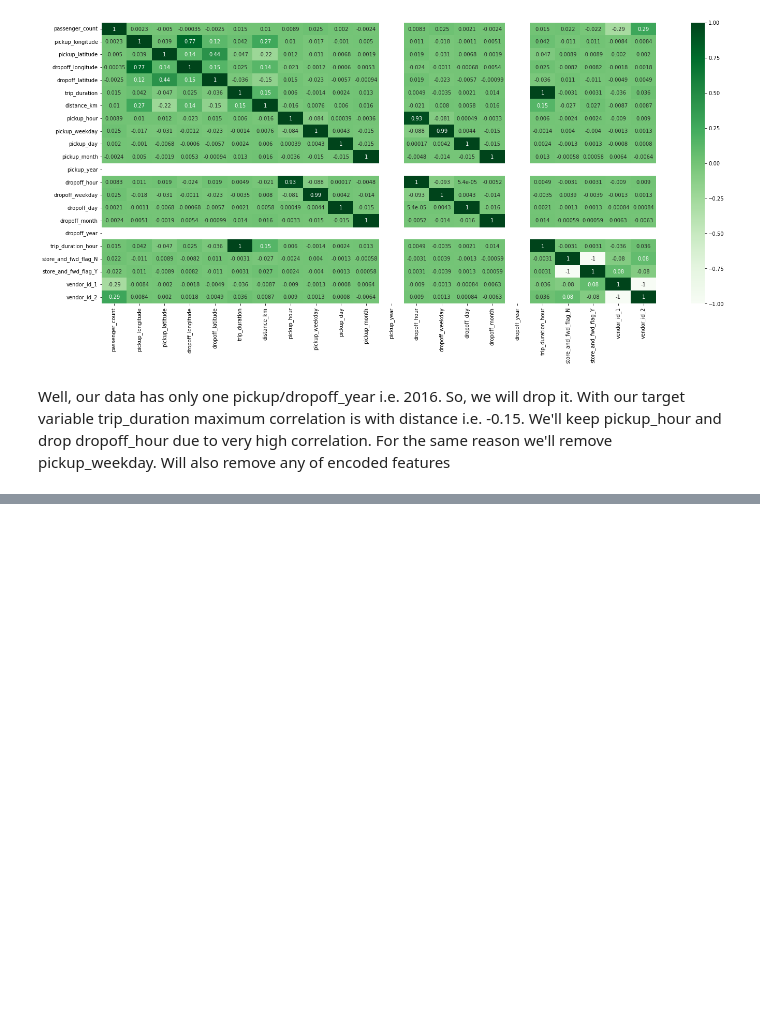
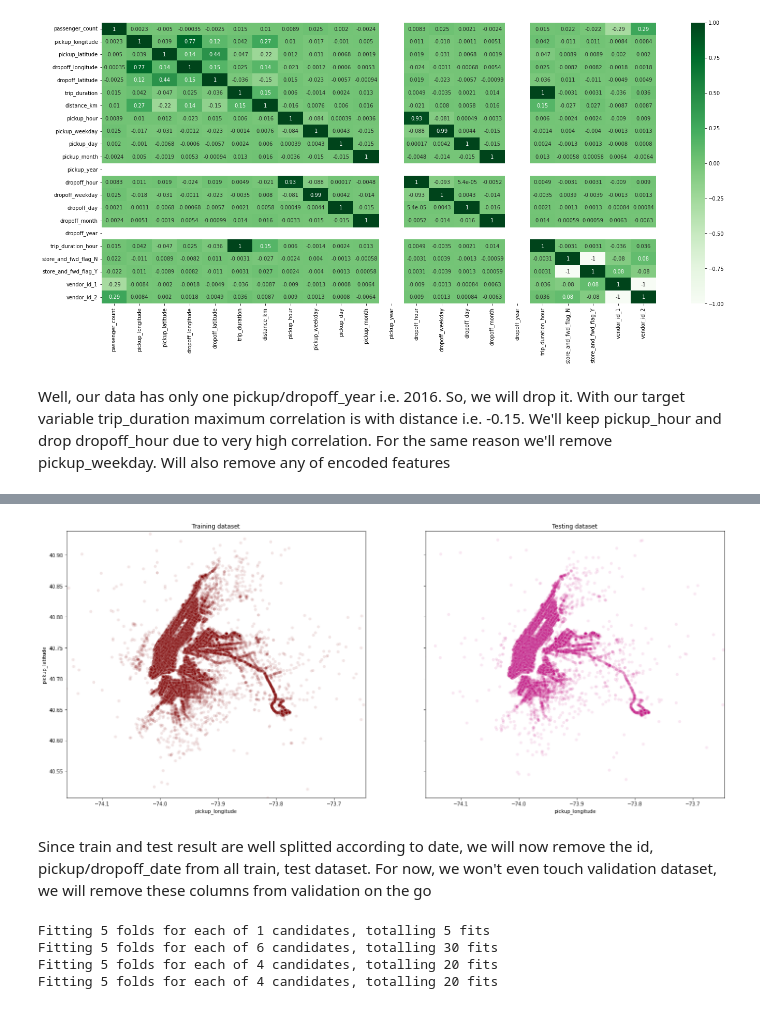
Before and after one commit to Shivraj285/NYC-Taxi-Trip-Time-Prediction, a Jupyter notebook: NYC_Taxi_Trip_Time_Prediction_Capstone_Project.ipynb, the cells around one changed output, grey strips where cells are left out. Cells and saved outputs as stored; diff of their text form; code cells hidden in the pictures; blank space fills up the shorter version.

```diff
--- a/NYC_Taxi_Trip_Time_Prediction_Capstone_Project.ipynb
+++ b/NYC_Taxi_Trip_Time_Prediction_Capstone_Project.ipynb
@@ -412,0 +461,18 @@ Well, our data has only one pickup/dropoff_year i.e. 2016. So, we will drop it.
+# %%
+latRange = [40.7066156578064-0.20, 40.73908493041992+0.20]
+longRange = [-73.96159622192383-0.20, -73.84517181396484+0.20]
+
+fig, axes = plt.subplots(ncols=2, sharex=True, sharey=True, figsize=(24, 10))
+ax = axes.flatten()
+
+sns.scatterplot(data=X_train, x='pickup_longitude', y='pickup_latitude', color='maroon', alpha=0.1, ax=ax[0]).set_title('Training dataset')
+sns.scatterplot(data=X_test, x='pickup_longitude', y='pickup_latitude', color='mediumvioletred', alpha=0.1, ax=ax[1]).set_title('Testing dataset')
+
+plt.ylim(latRange)
+plt.xlim(longRange)
+
+plt.show()
+# %% [output]
+[figure, added]
+# %% [markdown]
+Since train and test result are well splitted according to date, we will now remove the id, pickup/dropoff_date from all train, test dataset. For now, we won't even touch validation dataset, we will remove these columns from validation on the go
@@ -412,0 +575,8 @@ Well, our data has only one pickup/dropoff_year i.e. 2016. So, we will drop it.
+# %%
+# should be completed within 5 minutes
+model_dataFrame = model_rndsearch(X_train, y_train, X_test, y_test)
+# %% [output]
+Fitting 5 folds for each of 1 candidates, totalling 5 fits
+Fitting 5 folds for each of 6 candidates, totalling 30 fits
+Fitting 5 folds for each of 4 candidates, totalling 20 fits
+Fitting 5 folds for each of 4 candidates, totalling 20 fits
```
Also changed, not shown: parts of 18 cells of this notebook.
